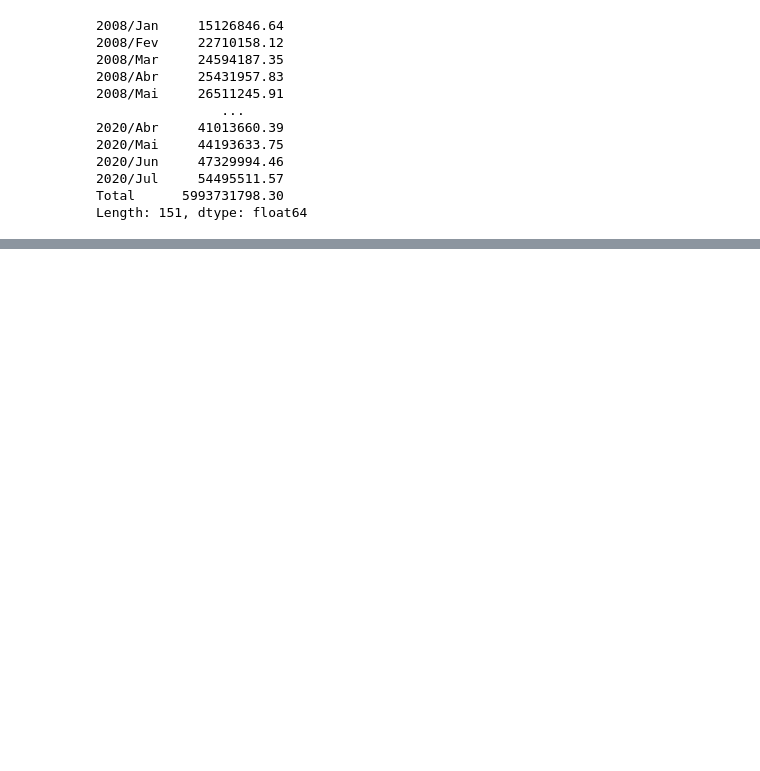
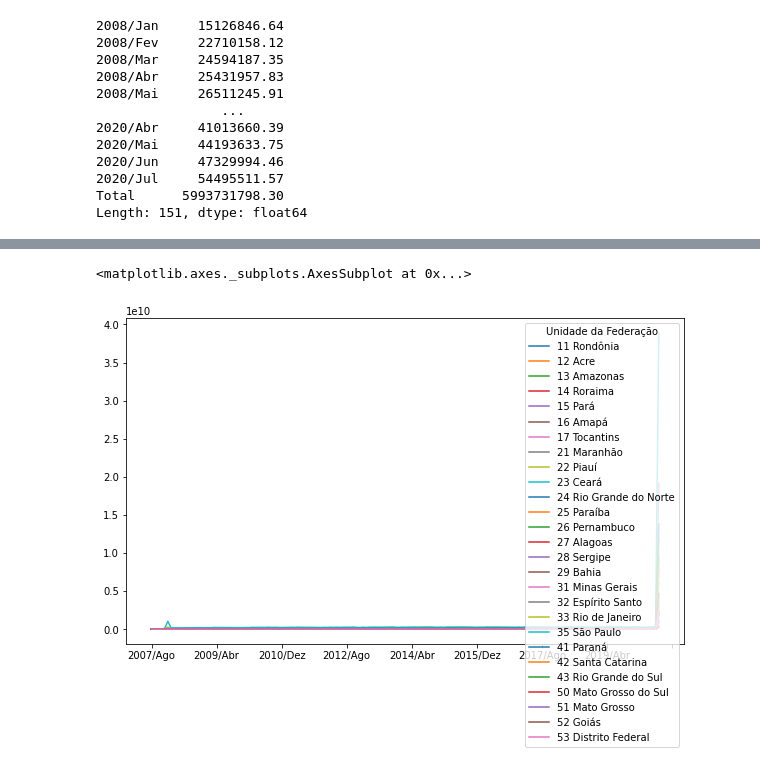
Before and after one commit to ricardosaj/Bootcamp-Data-Science-Alura, a Jupyter notebook: Aula_01_Analisando_dados_da_saúde_com_Python_e_Pandas.ipynb, the cells around one changed output, grey strips where cells are left out. Saved outputs shown, nothing was run; the diff lists cells and outputs as text; code cells hidden in the pictures; blank space fills up the shorter version.

```diff
--- a/Aula_01_Analisando_dados_da_saúde_com_Python_e_Pandas.ipynb
+++ b/Aula_01_Analisando_dados_da_saúde_com_Python_e_Pandas.ipynb
@@ -74,0 +273,5 @@ Length: 151, dtype: float64
+# %%
+usaveis.T.plot(figsize=(10, 6))
+# %% [output]
+<matplotlib.axes._subplots.AxesSubplot at 0x...>
+[figure, added]
```
Also changed, not shown: parts of 22 cells of this notebook.
